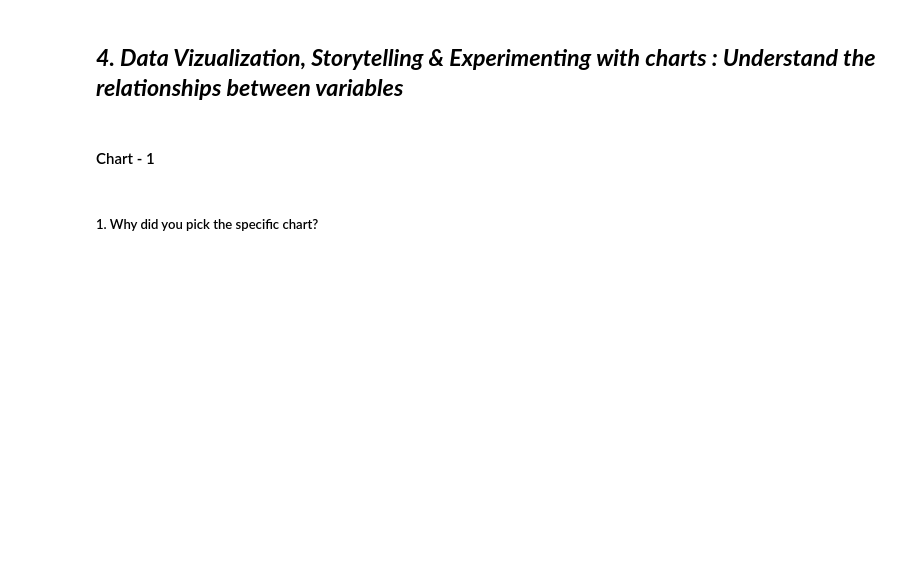
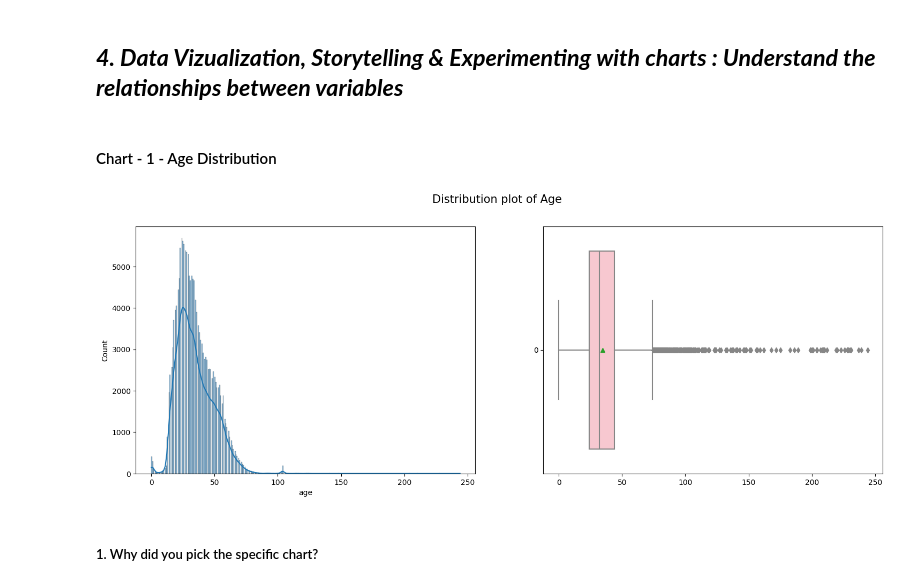
Before and after one commit to yahya-ansariii/BookRecommender, a Jupyter notebook: Book_Recommendation_System.ipynb, the cells around one changed output. Cells and saved outputs as stored; diff of their text form; code cells hidden in the pictures; blank space fills up the shorter version.

```diff
--- a/Book_Recommendation_System.ipynb
+++ b/Book_Recommendation_System.ipynb
@@ -432,7 +481,16 @@ Answer Here.
 # %% [markdown]
 ## ***4. Data Vizualization, Storytelling & Experimenting with charts : Understand the relationships between variables***
 # %% [markdown]
-#### Chart - 1
+#### Chart - 1 - Age Distribution
+# %%
+# Age Distribution
+fig,axes = plt.subplots(nrows=1,ncols=2,figsize=(18,6))
+sns.histplot(users['age'], ax = axes[0],kde = True)
+sns.boxplot(users['age'], ax = axes[1],orient='h',showmeans=True,color='pink')
+fig.suptitle("Distribution plot of Age", fontsize = 15)
+plt.show()
+# %% [output]
+[figure, added]
 # %% [markdown]
 ##### 1. Why did you pick the specific chart?
 # %% [markdown]
```
Also changed, not shown: parts of 69 cells of this notebook.
